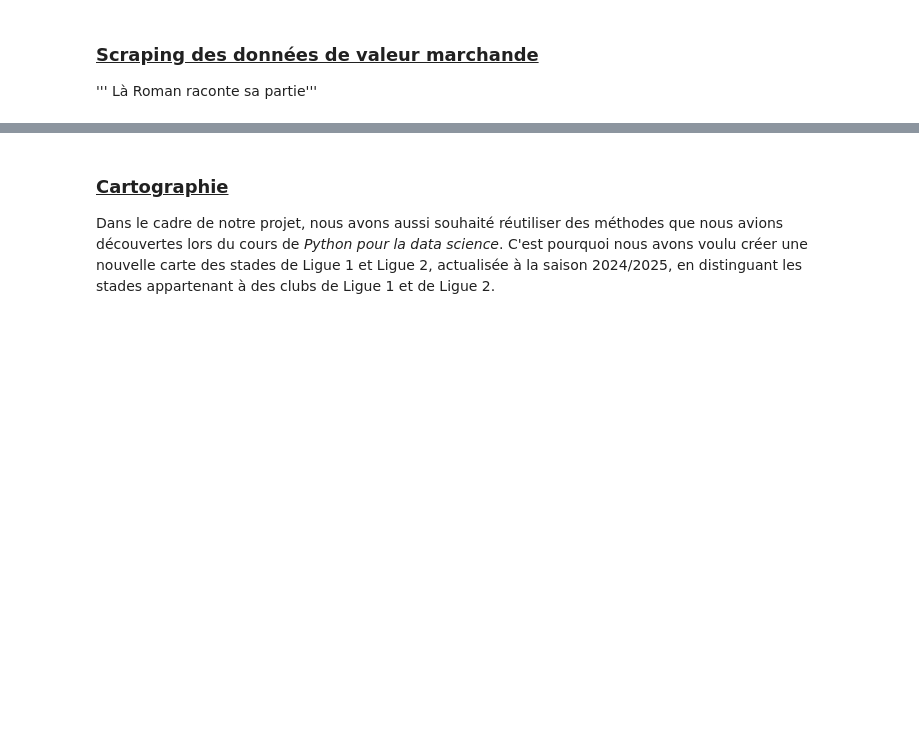
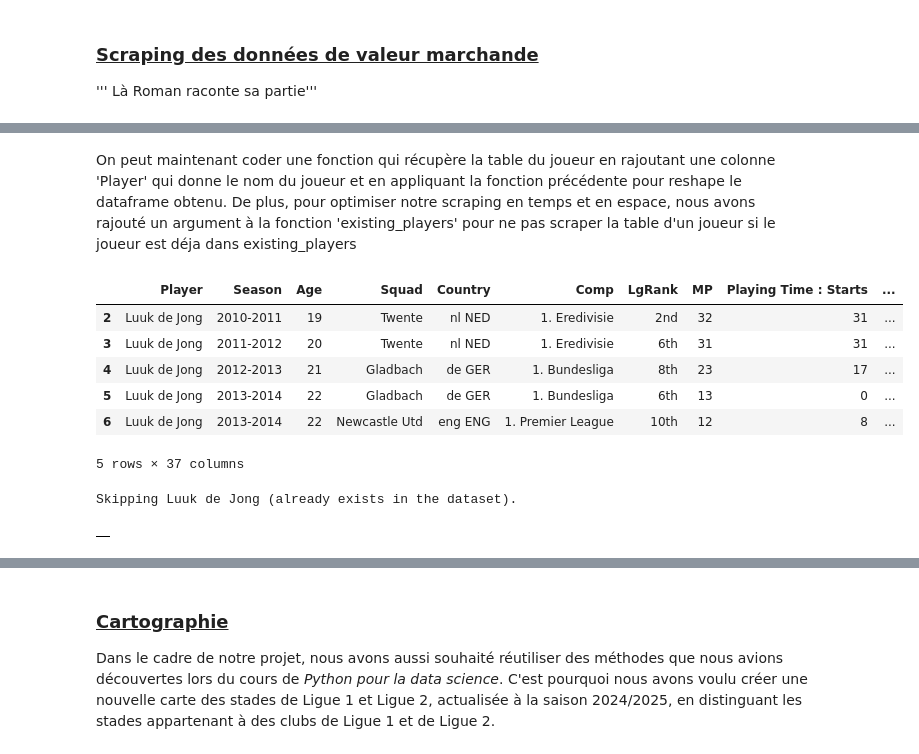
Before and after one commit to romandb21/ModelingFootballValue, a Jupyter notebook: rapport.ipynb, the cells around one changed output, grey strips where cells are left out. Saved outputs shown, nothing was run; the diff lists cells and outputs as text; code cells hidden in the pictures; blank space fills up the shorter version.

```diff
--- a/rapport.ipynb
+++ b/rapport.ipynb
@@ -75,0 +192,14 @@ Scraping plus court donc à voir si on fait tourner ou pas (question de reproduc
+# %%
+#Exemple avec la table de Luuk de
+# Jong
+HEADERS = {
+        'User-Agent': 'Mozilla/5.0 (Windows NT 10.0; Win64; x64) AppleWebKit/537.36 (KHTML, like Gecko) Chrome/91.0.4472.124 Safari/537.36'
+    }
+response = requests.get("https://fbref.com/en/players/abb3bb95/Luuk-de-Jong", headers=HEADERS)
+soup = BeautifulSoup(response.text, 'html.parser')
+stats_table = soup.find("table", id="stats_standard_dom_lg")
+stats_table_html = str(stats_table)
+stats_table = pd.read_html(io.StringIO(stats_table_html), header=[0, 1])[0]
+
+
+print(stats_table.columns)
@@ -75,0 +227,18 @@ Scraping plus court donc à voir si on fait tourner ou pas (question de reproduc
+# %%
+def rename_columns_and_flatten(df):
+    new_columns = []
+    for col in df.columns:
+        # Si le niveau supérieur commence par "Unnamed", on garde uniquement le niveau inférieur
+        if str(col[0]).startswith("Unnamed"):
+            new_columns.append(col[1])
+        else:
+            # Sinon, on combine le niveau supérieur et le niveau inférieur avec ":"
+            new_columns.append(f"{col[0]} : {col[1]}")
+
+    # Appliquer les nouveaux noms de colonnes
+    df.columns = new_columns
+    # Aplatir les colonnes si elles sont multi-indexées
+    if isinstance(df.columns, pd.MultiIndex):
+        df.columns = [col[0] for col in df.columns]
+
+    return df
@@ -75,0 +261,2 @@ Scraping plus court donc à voir si on fait tourner ou pas (question de reproduc
+# %% [markdown]
+On peut maintenant coder une fonction qui récupère la table du joueur en rajoutant une colonne 'Player' qui donne le nom du joueur et en appliquant la fonction précédente pour reshape le dataframe obtenu. De plus, pour optimiser notre scraping en temps et en espace, nous avons rajouté un argument à la fonction 'existing_players' pour ne pas scraper la table d'un joueur si le joueur est déja dans existing_players
@@ -76,3 +322,18 @@ Scraping plus court donc à voir si on fait tourner ou pas (question de reproduc
+# %%
+scrape_stats_player("https://fbref.com/en/players/abb3bb95/Luuk-de-Jong", []).head()
+# %% [output]
+|  | Player | Season | Age | Squad | Country | Comp | LgRank | MP | Playing Time : Starts | ... |
+| 2 | Luuk de Jong | 2010-2011 | 19 | Twente | nl NED | 1. Eredivisie | 2nd | 32 | 31 | ... |
+| 3 | Luuk de Jong | 2011-2012 | 20 | Twente | nl NED | 1. Eredivisie | 6th | 31 | 31 | ... |
+| 4 | Luuk de Jong | 2012-2013 | 21 | Gladbach | de GER | 1. Bundesliga | 8th | 23 | 17 | ... |
+| 5 | Luuk de Jong | 2013-2014 | 22 | Gladbach | de GER | 1. Bundesliga | 6th | 13 | 0 | ... |
+| 6 | Luuk de Jong | 2013-2014 | 22 | Newcastle Utd | eng ENG | 1. Premier League | 10th | 12 | 8 | ... |
+5 rows × 37 columns
+# %%
+scrape_stats_player("https://fbref.com/en/players/abb3bb95/Luuk-de-Jong", ['Luuk de Jong'])
+# %% [output]
+Skipping Luuk de Jong (already exists in the dataset).
+|  |
 # %%
 '''Code de Lenny pour le montrer au correcteur sans le faire tourner car il est long mdrr
 
```
Also changed, not shown: parts of 20 cells of this notebook.
